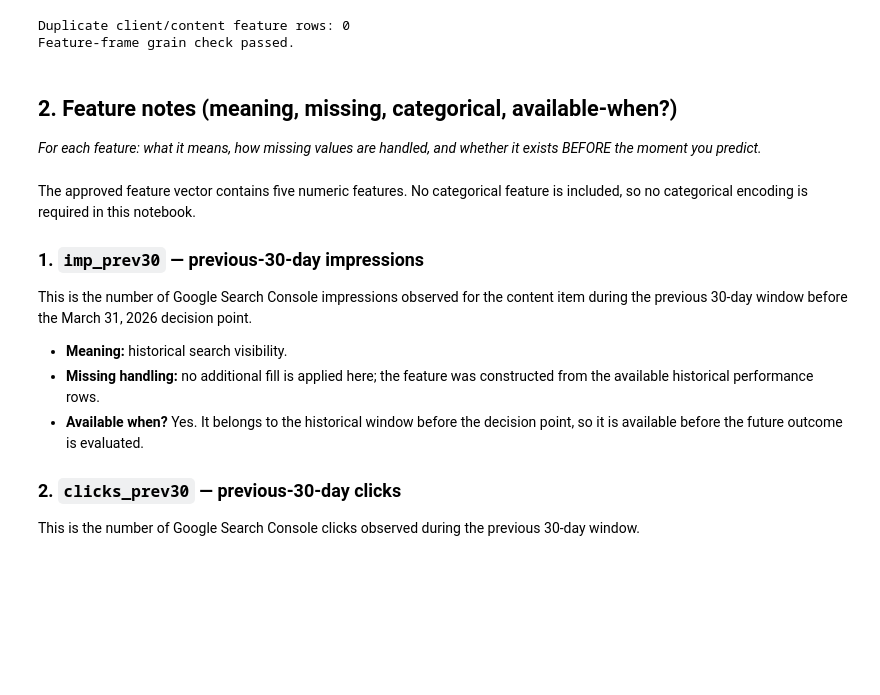
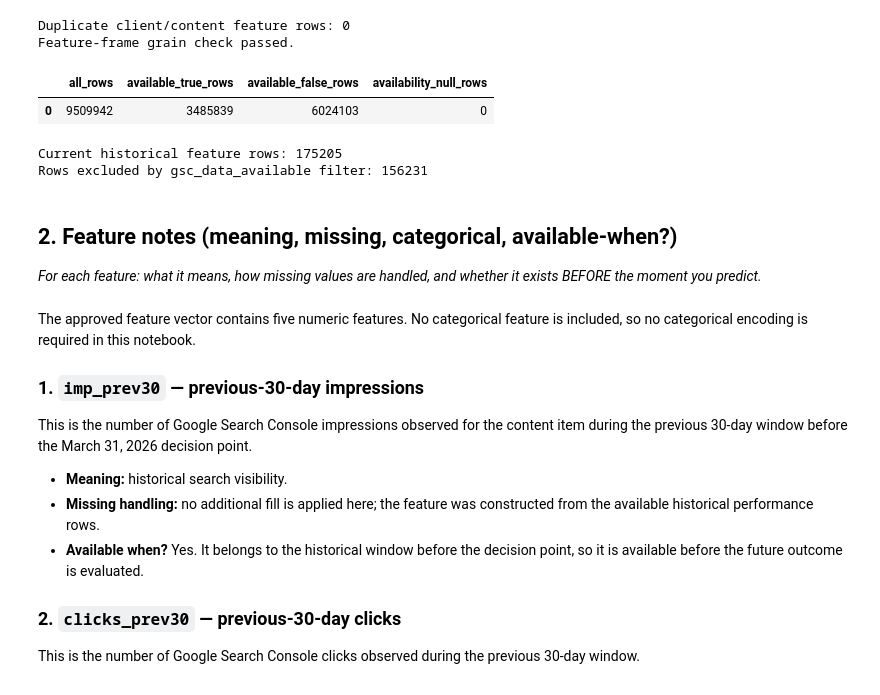
Before and after one commit to jawad-ahmed-developer/flyRank_Internship_Tasks, a Jupyter notebook: work/notebooks/w03_feature_leakage_check.ipynb, the cells around one changed output. Saved outputs shown, nothing was run; the diff lists cells and outputs as text; code cells hidden in the pictures; blank space fills up the shorter version.

```diff
--- a/work/notebooks/w03_feature_leakage_check.ipynb
+++ b/work/notebooks/w03_feature_leakage_check.ipynb
@@ -371,6 +423,45 @@ print("Feature-frame grain check passed.")
 # %% [output]
 Duplicate client/content feature rows: 0
 Feature-frame grain check passed.
+# %%
+comparison = con.sql(
+    f"""
+    SELECT
+        COUNT(*) AS all_rows,
+
+        COUNT(*) FILTER (
+            WHERE gsc_data_available IS TRUE
+        ) AS available_true_rows,
+
+        COUNT(*) FILTER (
+            WHERE gsc_data_available IS FALSE
+        ) AS available_false_rows,
+
+        COUNT(*) FILTER (
+            WHERE gsc_data_available IS NULL
+        ) AS availability_null_rows
+
+    FROM {TABLES['fact_daily']}
+
+    WHERE report_date >= DATE '2026-03-01'
+      AND report_date <= DATE '2026-03-30'
+    """
+).df()
+
+comparison
+# %% [output]
+|  | all_rows | available_true_rows | available_false_rows | availability_null_rows |
+| 0 | 9509942 | 3485839 | 6024103 | 0 |
+# %%
+print("Current historical feature rows:", len(historical_features))
+
+print(
+    "Rows excluded by gsc_data_available filter:",
+    331436 - len(historical_features)
+)
+# %% [output]
+Current historical feature rows: 175205
+Rows excluded by gsc_data_available filter: 156231
 # %% [markdown]
 ## 2. Feature notes (meaning, missing, categorical, available-when?)
 
```
Also changed, not shown: parts of 3 cells of this notebook.
